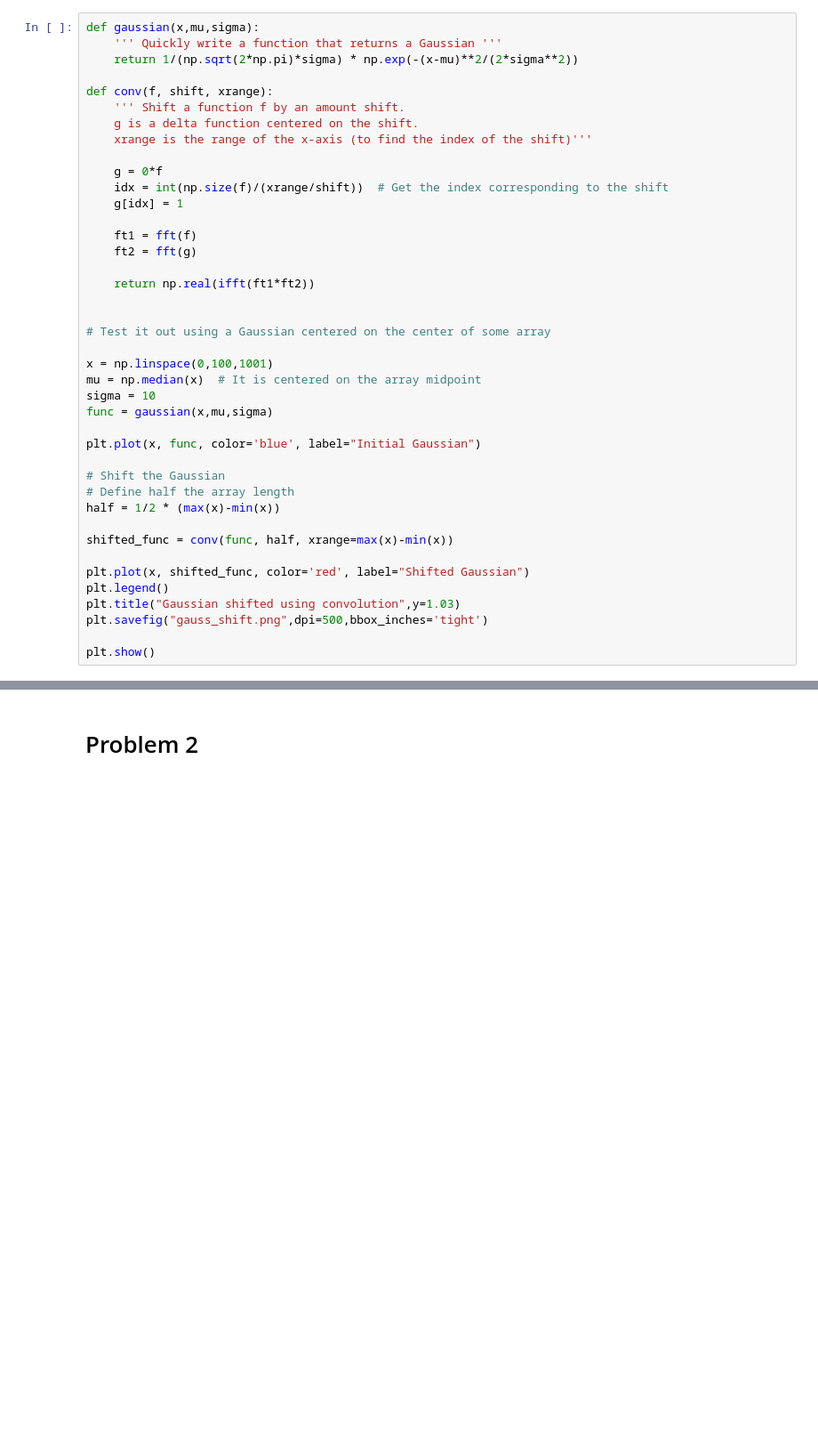
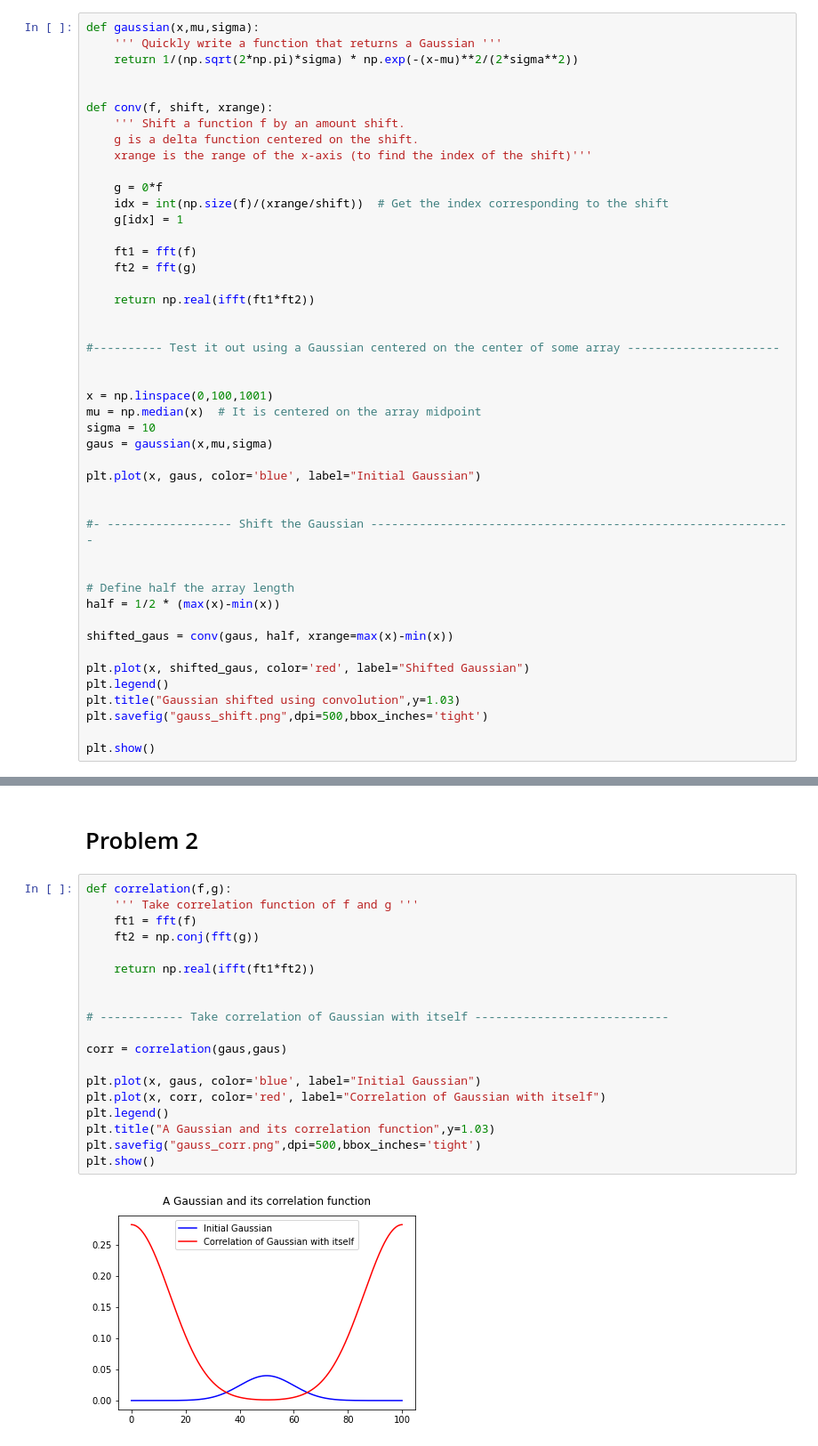
Before and after one commit to baron-de-montblanc/PHYS_512, a Jupyter notebook: problem_sets/ps5/problem_set_5.ipynb, the cells around one changed output, grey strips where cells are left out. Shown: that part at 89% size. Cells and saved outputs as stored; diff of their text form; blank space fills up the shorter version.

```diff
--- a/problem_sets/ps5/problem_set_5.ipynb
+++ b/problem_sets/ps5/problem_set_5.ipynb
@@ -9,6 +9,7 @@ from numpy.fft import fft, ifft
 def gaussian(x,mu,sigma):
     ''' Quickly write a function that returns a Gaussian '''
     return 1/(np.sqrt(2*np.pi)*sigma) * np.exp(-(x-mu)**2/(2*sigma**2))
+
 
 def conv(f, shift, xrange):
     ''' Shift a function f by an amount shift.
@@ -25,22 +26,26 @@ def conv(f, shift, xrange):
     return np.real(ifft(ft1*ft2))
 
 
-# Test it out using a Gaussian centered on the center of some array
+#---------- Test it out using a Gaussian centered on the center of some array ----------------------
+
 
 x = np.linspace(0,100,1001)
 mu = np.median(x)  # It is centered on the array midpoint
 sigma = 10
-func = gaussian(x,mu,sigma)
+gaus = gaussian(x,mu,sigma)
 
-plt.plot(x, func, color='blue', label="Initial Gaussian")
+plt.plot(x, gaus, color='blue', label="Initial Gaussian")
 
-# Shift the Gaussian
+
+#- ------------------ Shift the Gaussian -------------------------------------------------------------
+
+
 # Define half the array length
 half = 1/2 * (max(x)-min(x))
 
-shifted_func = conv(func, half, xrange=max(x)-min(x))
+shifted_gaus = conv(gaus, half, xrange=max(x)-min(x))
 
-plt.plot(x, shifted_func, color='red', label="Shifted Gaussian")
+plt.plot(x, shifted_gaus, color='red', label="Shifted Gaussian")
 plt.legend()
 plt.title("Gaussian shifted using convolution",y=1.03)
 plt.savefig("gauss_shift.png",dpi=500,bbox_inches='tight')
@@ -50,3 +55,24 @@ plt.show()
 [figure]
 # %% [markdown]
 # Problem 2
+# %%
+def correlation(f,g):
+    ''' Take correlation function of f and g '''
+    ft1 = fft(f)
+    ft2 = np.conj(fft(g))
+
+    return np.real(ifft(ft1*ft2))
+
+
+# ------------ Take correlation of Gaussian with itself ----------------------------
+
+corr = correlation(gaus,gaus)
+
+plt.plot(x, gaus, color='blue', label="Initial Gaussian")
+plt.plot(x, corr, color='red', label="Correlation of Gaussian with itself")
+plt.legend()
+plt.title("A Gaussian and its correlation function",y=1.03)
+plt.savefig("gauss_corr.png",dpi=500,bbox_inches='tight')
+plt.show()
+# %% [output]
+[figure, added]
```
Also changed, not shown: parts of 1 cell of this notebook.
